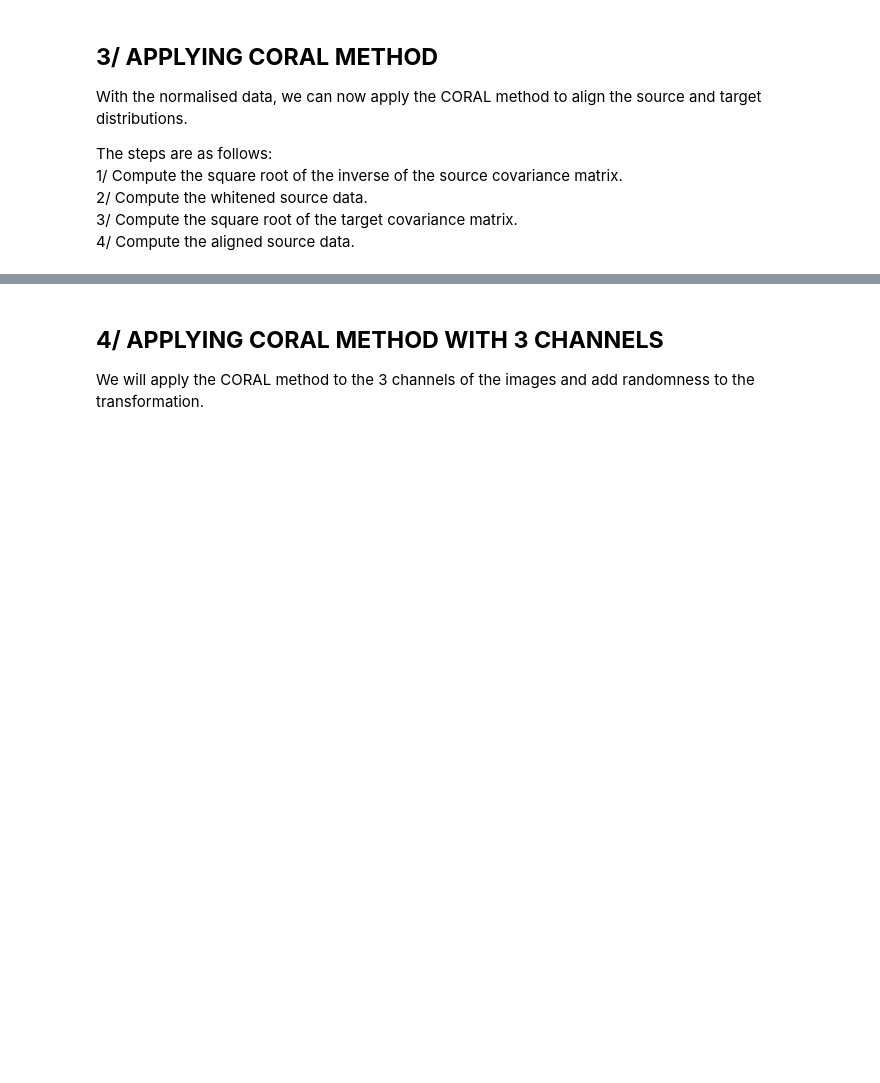
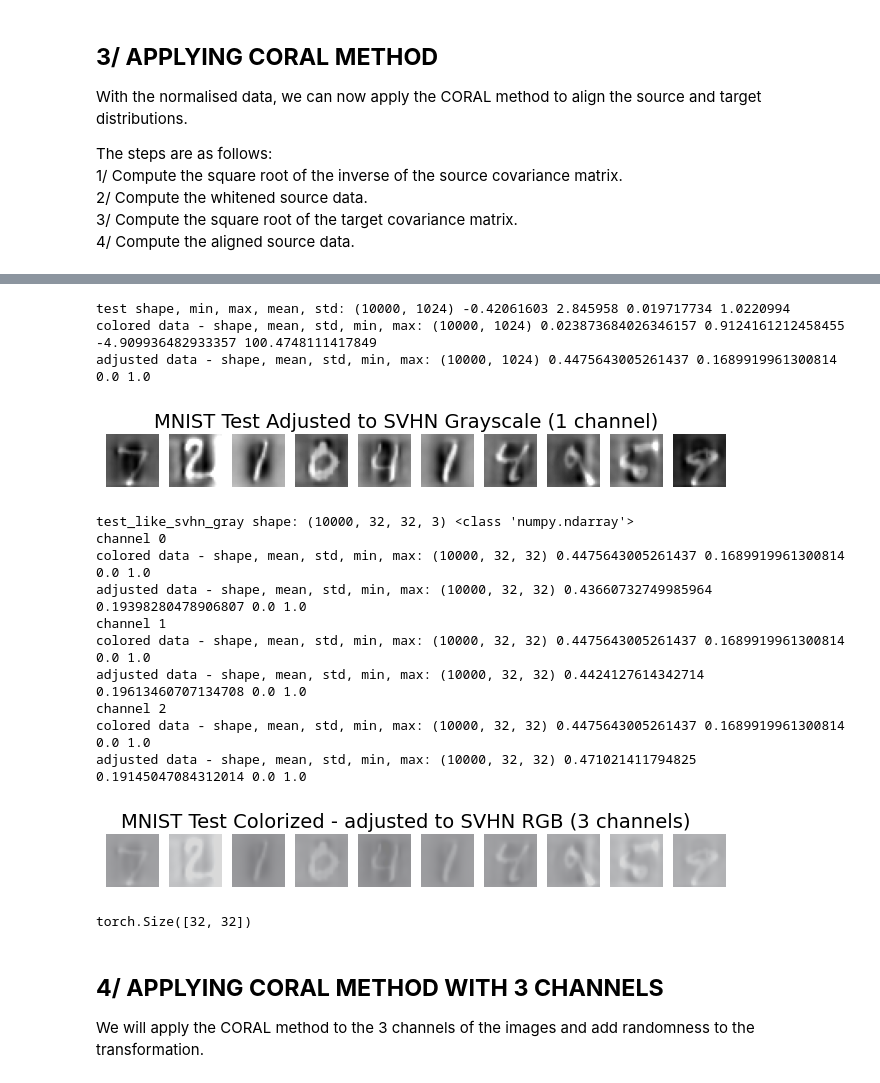
Before and after one commit to anaele-paris/domain_adaptation_MNIST_SVHN, a Jupyter notebook: CORAL_METHOD_32.ipynb, the cells around one changed output, grey strips where cells are left out. Drawn from its saved outputs; the diff is of its cells as text; code cells hidden in the pictures; blank space fills up the shorter version.

```diff
--- a/CORAL_METHOD_32.ipynb
+++ b/CORAL_METHOD_32.ipynb
@@ -483,3 +493,68 @@ torch.save(colorized_mnist, 'colorized_mnist.pth')
+# %%
+# COLORIZE MNIST TEST DATASET WITH SVHN
+########################################
+
+# Load the MNIST test dataset
+MNIST_test = datasets.MNIST(root='./mnist_data/', train=False, transform=transform_mnist, download=True)
+
+# Normalize and flatten the MNIST test dataset
+test = MNIST_test.data.to(device)
+test = test.float()
+test = F.interpolate(test.unsqueeze(1), size=(32, 32), mode='nearest').squeeze(1)
+test = test / 255
+test = (test - mnist_mean) / mnist_std # normalise with the train datset mean and std
+test = test.reshape(test.shape[0], -1).cpu().numpy() # flatten
+print("test shape, min, max, mean, std:",test.shape, np.min(test), np.max(test), np.mean(test), np.std(test))
+
+# Apply the whitening and coloring transformations (1channel)
+test_whitened = get_whitened_data(test, np.mean(test, axis=0), whitening_matrix)
+test_colorized_gray = get_colored_data(test_whitened, np.mean(svhn_gray_norm_np_flat, axis=0), coloring_matrix_gray)
+test_like_svhn_gray = adjust_mean_std_to_SVHN(test_colorized_gray,
+                        np.mean(test_colorized_gray), np.std(test_colorized_gray),
+                        svhn_mean.cpu().numpy(), svhn_std.cpu().numpy())
+test_like_svhn_gray_img = test_like_svhn_gray.reshape(-1, 32, 32)
+plot_images(test_like_svhn_gray_img, 'MNIST Test Adjusted to SVHN Grayscale (1 channel)')
+
+# duplicate to 3 channels and adjust each channel to have SVHN mean & std
+test_like_svhn_gray_img = np.repeat(test_like_svhn_gray_img[:, :, :, np.newaxis], 3, axis=3)
+print("test_like_svhn_gray shape:",test_like_svhn_gray_img.shape, type(test_like_svhn_gray_img))
+for i in range(3):
+    print("channel", i)
+    test_like_svhn_gray_img[:,:,:,i] = adjust_mean_std_to_SVHN(test_like_svhn_gray_img[:,:,:,i],
+                        np.mean(test_like_svhn_gray_img[:,:,:,i]), np.std(test_like_svhn_gray_img[:,:,:,i]),
+                        svhn_mean_channels[i].cpu().numpy(), svhn_std_channels[i].cpu().numpy())
+#show final images
+plot_images(test_like_svhn_gray_img, 'MNIST Test Colorized - adjusted to SVHN RGB (3 channels)')
+
+# Convert colorized images to a tensor (if not already)
+test_colorized_images_tensor = torch.tensor(test_like_svhn_gray_img.reshape(-1, 32, 32))  # Rearrange axes to match PyTorch convention (N, C, H, W)
+test_labels_tensor = MNIST_test.targets  # Should already be a tensor
+
+# Save using torch.save
+torch.save({
+    'data': test_colorized_images_tensor,
+    'targets': test_labels_tensor
+}, 'colorized_mnist_test_gray2.pth')
+# %% [output]
+test shape, min, max, mean, std: (10000, 1024) -0.42061603 2.845958 0.019717734 1.0220994
+colored data - shape, mean, std, min, max: (10000, 1024) 0.023873684026346157 0.9124161212458455 -4.909936482933357 100.4748111417849
+adjusted data - shape, mean, std, min, max: (10000, 1024) 0.4475643005261437 0.1689919961300814 0.0 1.0
+[figure, added]
+test_like_svhn_gray shape: (10000, 32, 32, 3) <class 'numpy.ndarray'>
+channel 0
+colored data - shape, mean, std, min, max: (10000, 32, 32) 0.4475643005261437 0.1689919961300814 0.0 1.0
+adjusted data - shape, mean, std, min, max: (10000, 32, 32) 0.43660732749985964 0.19398280478906807 0.0 1.0
+channel 1
+colored data - shape, mean, std, min, max: (10000, 32, 32) 0.4475643005261437 0.1689919961300814 0.0 1.0
+adjusted data - shape, mean, std, min, max: (10000, 32, 32) 0.4424127614342714 0.19613460707134708 0.0 1.0
+channel 2
+colored data - shape, mean, std, min, max: (10000, 32, 32) 0.4475643005261437 0.1689919961300814 0.0 1.0
+adjusted data - shape, mean, std, min, max: (10000, 32, 32) 0.471021411794825 0.19145047084312014 0.0 1.0
+[figure, added]
+# %%
+test_colorized_images_tensor[0].shape
+# %% [output]
+torch.Size([32, 32])
 # %% [markdown]
 **4/ APPLYING CORAL METHOD WITH 3 CHANNELS**
 ---
```
Also changed, not shown: parts of 12 cells of this notebook.
